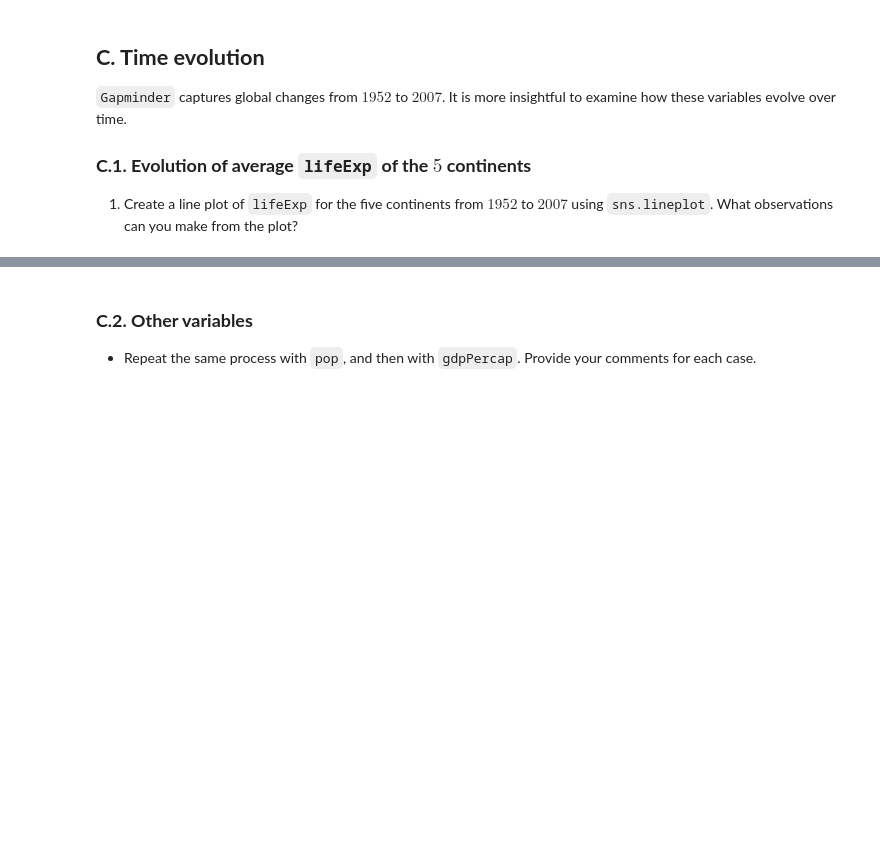
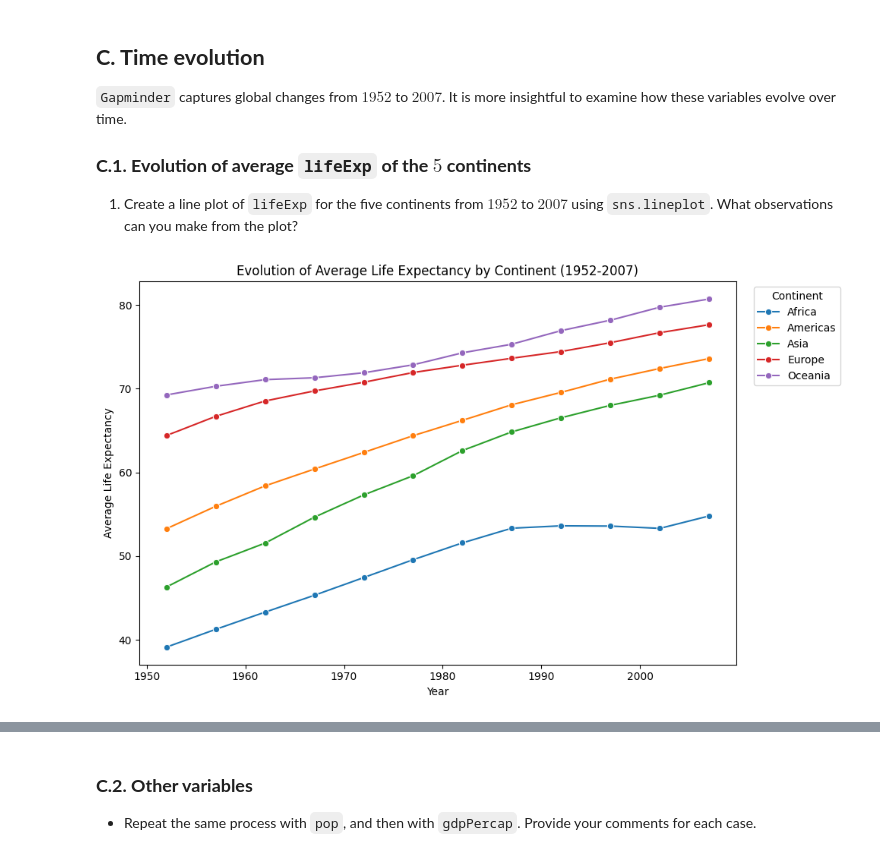
Before and after one commit to Superkai017/Data-Analysis1-Aupp-INF-604-, a Jupyter notebook: W4/Lab4_Data_Visualization_Sothea.ipynb, the cells around one changed output, grey strips where cells are left out. Saved outputs shown, nothing was run; the diff lists cells and outputs as text; code cells hidden in the pictures; blank space fills up the shorter version.

```diff
--- a/W4/Lab4_Data_Visualization_Sothea.ipynb
+++ b/W4/Lab4_Data_Visualization_Sothea.ipynb
@@ -212,0 +374,14 @@ Qualitative variables are simpler than quantitative ones, as we primarily focus
+# %%
+# To do
+lifeExp_by_year = data.groupby(['year', 'continent'], as_index=False)['lifeExp'].mean()
+
+plt.figure(figsize=(10, 6))
+sns.lineplot(data=lifeExp_by_year, x='year', y='lifeExp', hue='continent', marker='o')
+plt.title('Evolution of Average Life Expectancy by Continent (1952-2007)')
+plt.xlabel('Year')
+plt.ylabel('Average Life Expectancy')
+plt.legend(title='Continent', bbox_to_anchor=(1.02, 1), loc='upper left')
+plt.tight_layout()
+plt.show()
+# %% [output]
+[figure, added]
```
Also changed, not shown: parts of 22 cells of this notebook.
